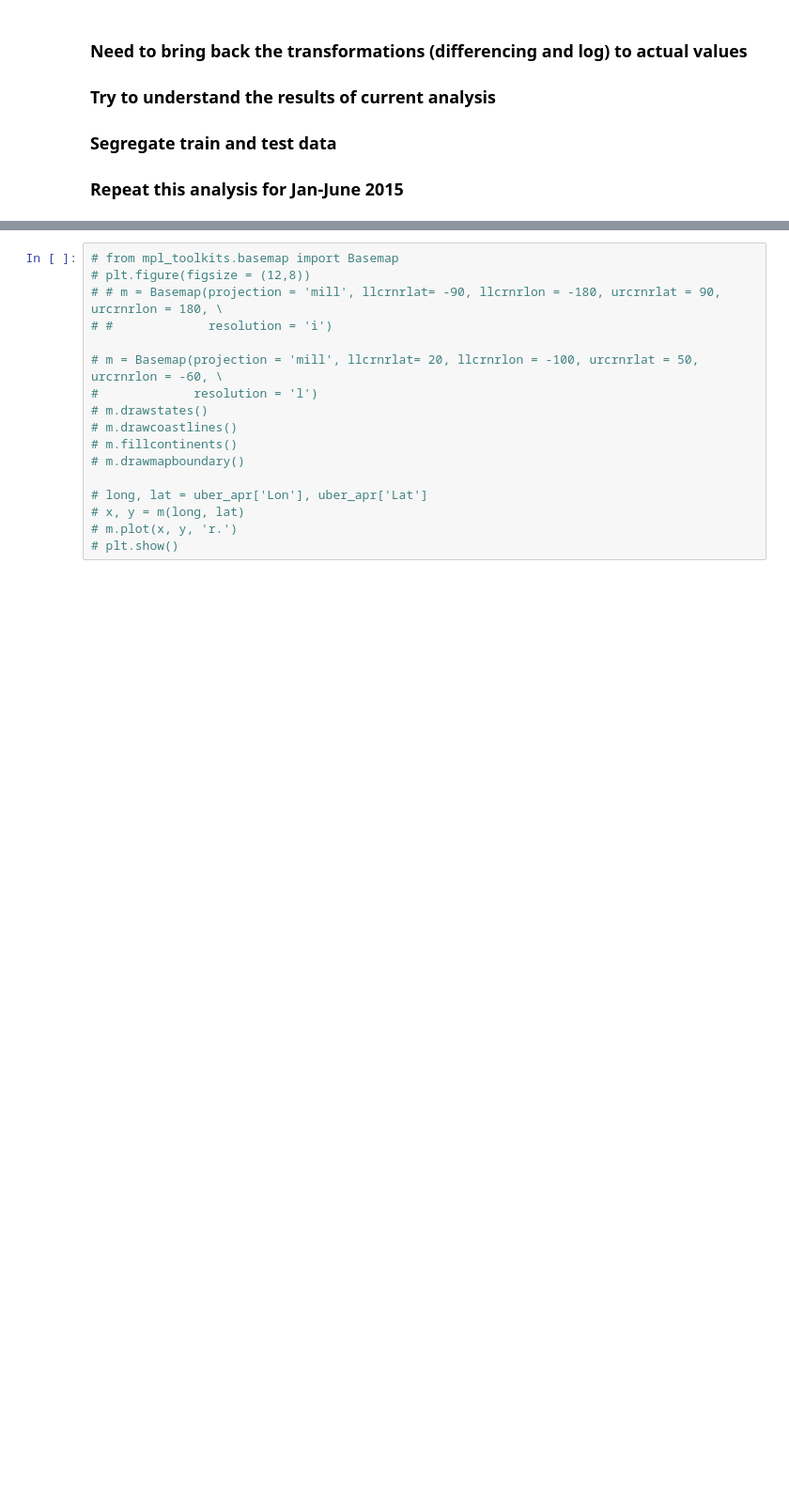
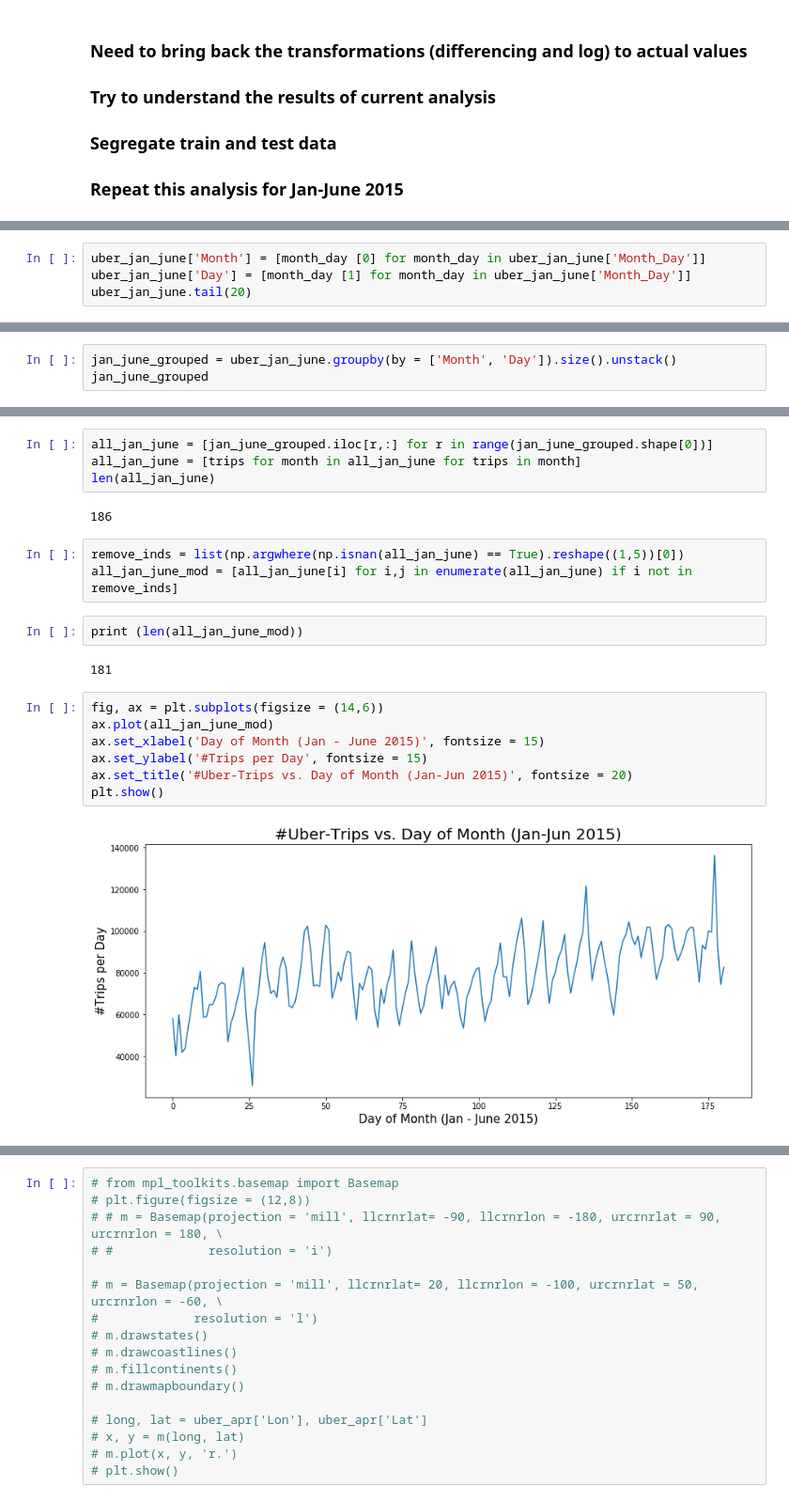
Before and after one commit to Mehul903/Applied-Time-Series-Project, a Jupyter notebook: notebooks/UberAnalysis.ipynb, the cells around one changed output, grey strips where cells are left out. Shown at 94% size. Drawn from its saved outputs; the diff is of its cells as text; blank space fills up the shorter version.

```diff
--- a/notebooks/UberAnalysis.ipynb
+++ b/notebooks/UberAnalysis.ipynb
@@ -218,0 +225,4 @@ plt.show()
+# %%
+uber_jan_june['Month'] = [month_day [0] for month_day in uber_jan_june['Month_Day']]
+uber_jan_june['Day'] = [month_day [1] for month_day in uber_jan_june['Month_Day']]
+uber_jan_june.tail(20)
@@ -218,0 +247,3 @@ plt.show()
+# %%
+jan_june_grouped = uber_jan_june.groupby(by = ['Month', 'Day']).size().unstack()
+jan_june_grouped
@@ -218,0 +260,22 @@ plt.show()
+# %%
+all_jan_june = [jan_june_grouped.iloc[r,:] for r in range(jan_june_grouped.shape[0])]
+all_jan_june = [trips for month in all_jan_june for trips in month]
+len(all_jan_june)
+# %% [output]
+186
+# %%
+remove_inds = list(np.argwhere(np.isnan(all_jan_june) == True).reshape((1,5))[0])
+all_jan_june_mod = [all_jan_june[i] for i,j in enumerate(all_jan_june) if i not in remove_inds]
+# %%
+print (len(all_jan_june_mod))
+# %% [output]
+181
+# %%
+fig, ax = plt.subplots(figsize = (14,6))
+ax.plot(all_jan_june_mod)
+ax.set_xlabel('Day of Month (Jan - June 2015)', fontsize = 15)
+ax.set_ylabel('#Trips per Day', fontsize = 15)
+ax.set_title('#Uber-Trips vs. Day of Month (Jan-Jun 2015)', fontsize = 20)
+plt.show()
+# %% [output]
+[figure, added]
```
Also changed, not shown: parts of 46 cells of this notebook.
